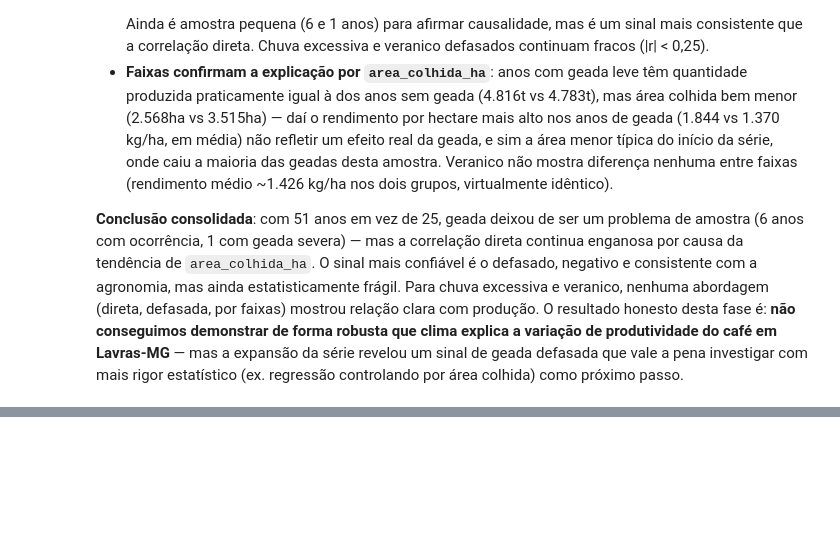
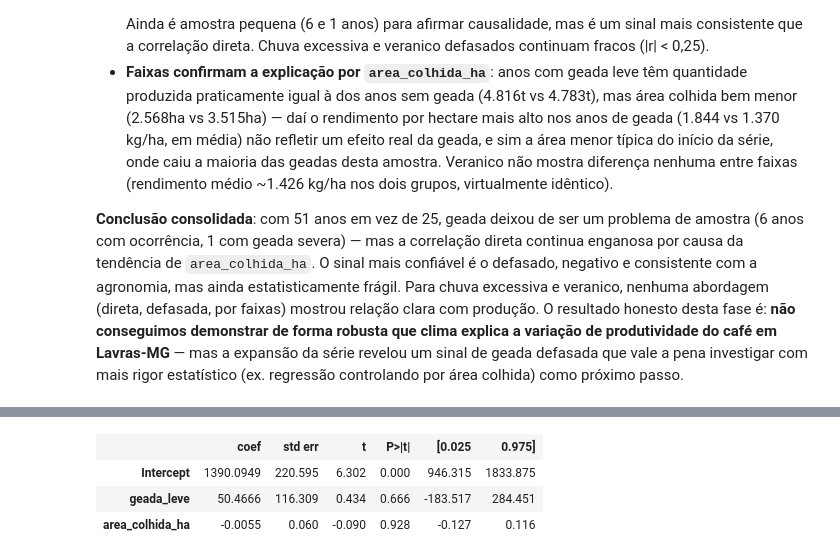
Before and after one commit to cauafdev/agroclima-cafe, a Jupyter notebook: notebooks/03_eda.ipynb, the cells around one changed output, grey strips where cells are left out. Saved outputs shown, nothing was run; the diff lists cells and outputs as text; code cells hidden in the pictures; blank space fills up the shorter version.

```diff
--- a/notebooks/03_eda.ipynb
+++ b/notebooks/03_eda.ipynb
@@ -423,0 +463,6 @@ comparacao_faixas
+# %%
+influencia = modelo_direto.get_influence()
+clima_x_producao["cooks_d"] = influencia.cooks_distance[0]
+clima_x_producao.sort_values("cooks_d", ascending=False)[
+    ["geada_leve", "area_colhida_ha", "rendimento_medio_kg_ha", "cooks_d"]
+].head(3)
@@ -423,0 +475,11 @@ comparacao_faixas
+# %%
+modelo_direto_sem_1981 = smf.ols(
+    "rendimento_medio_kg_ha ~ geada_leve + area_colhida_ha",
+    data=clima_x_producao.drop(index=1981),
+).fit()
+modelo_direto_sem_1981.summary().tables[1]
+# %% [output]
+|  | coef | std err | t | P>|t| | [0.025 | 0.975] |
+| Intercept | 1390.0949 | 220.595 | 6.302 | 0.000 | 946.315 | 1833.875 |
+| geada_leve | 50.4666 | 116.309 | 0.434 | 0.666 | -183.517 | 284.451 |
+| area_colhida_ha | -0.0055 | 0.060 | -0.090 | 0.928 | -0.127 | 0.116 |
```
Also changed, not shown: parts of 10 cells of this notebook, 3 other files.
